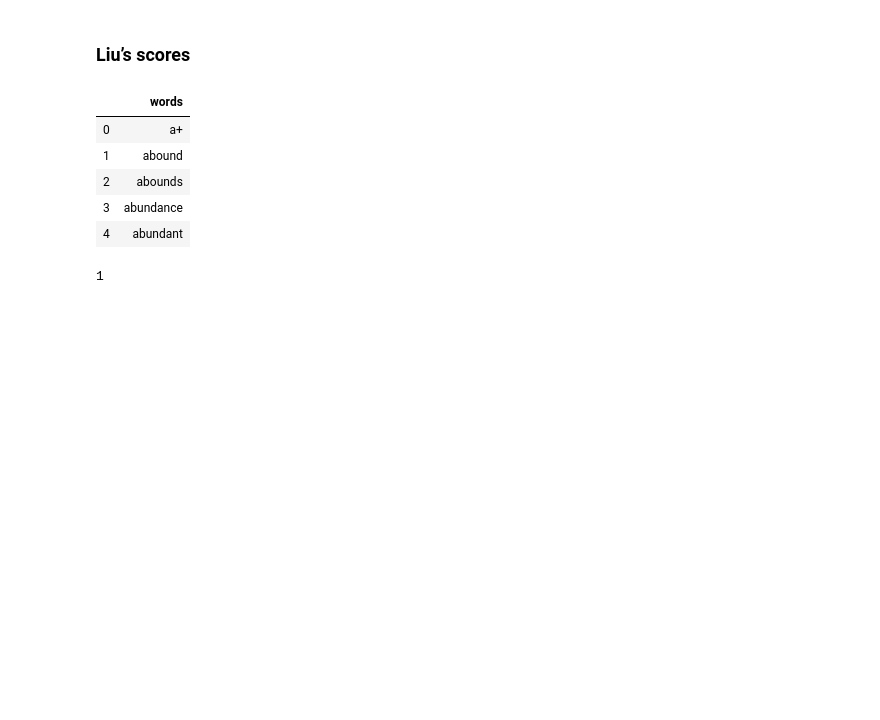
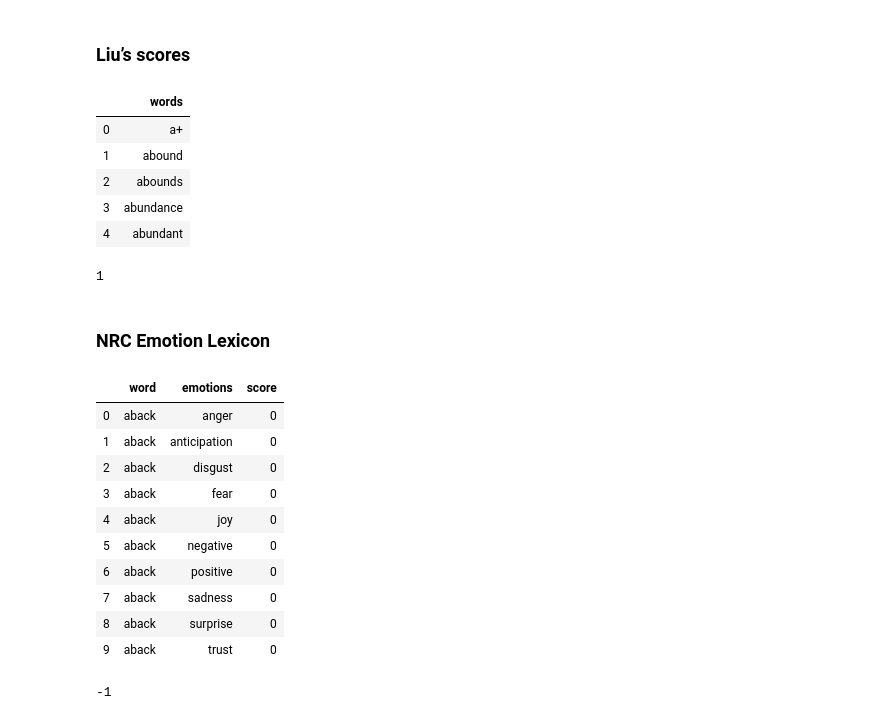
Before and after one commit to Dekelv/Information-Retrieval, a Jupyter notebook: notebooks/Claudiu's notebook #2.ipynb, the cells around one changed output. Saved outputs shown, nothing was run; the diff lists cells and outputs as text; code cells hidden in the pictures; blank space fills up the shorter version.

```diff
--- a/notebooks/Claudiu's notebook #2.ipynb
+++ b/notebooks/Claudiu's notebook #2.ipynb
@@ -128,3 +128,21 @@ def get_liu_score(word):
 get_liu_score("doubtless")
 # %% [output]
 1
+# %% [markdown]
+### NRC Emotion Lexicon
+# %%
+df_nrc = pd.read_csv('lexicons/NRC.txt', sep='\t')
+# %%
+df_nrc.head(10)
+# %% [output]
+|  | word | emotions | score |
+| 0 | aback | anger | 0 |
+| 1 | aback | anticipation | 0 |
+| 2 | aback | disgust | 0 |
+| 3 | aback | fear | 0 |
+| 4 | aback | joy | 0 |
+| 5 | aback | negative | 0 |
+| 6 | aback | positive | 0 |
+| 7 | aback | sadness | 0 |
+| 8 | aback | surprise | 0 |
+| 9 | aback | trust | 0 |
@@ -130,0 +182,4 @@ get_liu_score("doubtless")
+# %%
+get_nrc_score("abyss")
+# %% [output]
+-1
```
Also changed, not shown: parts of 2 cells of this notebook, 2 other files.
